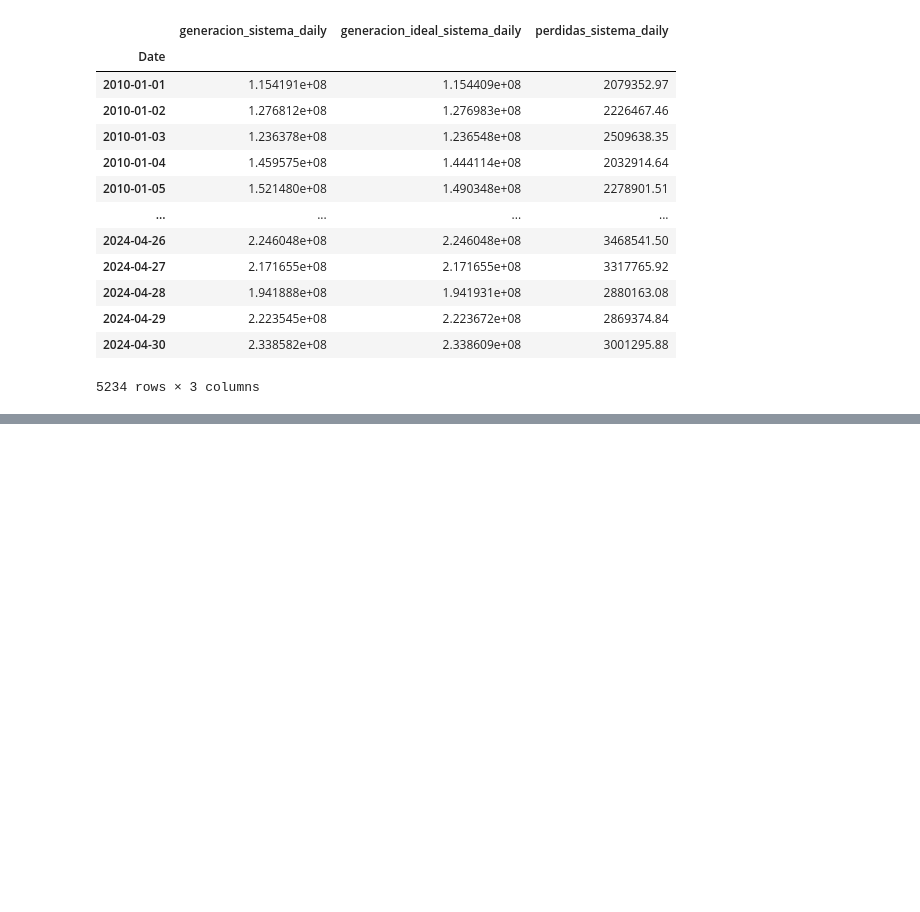
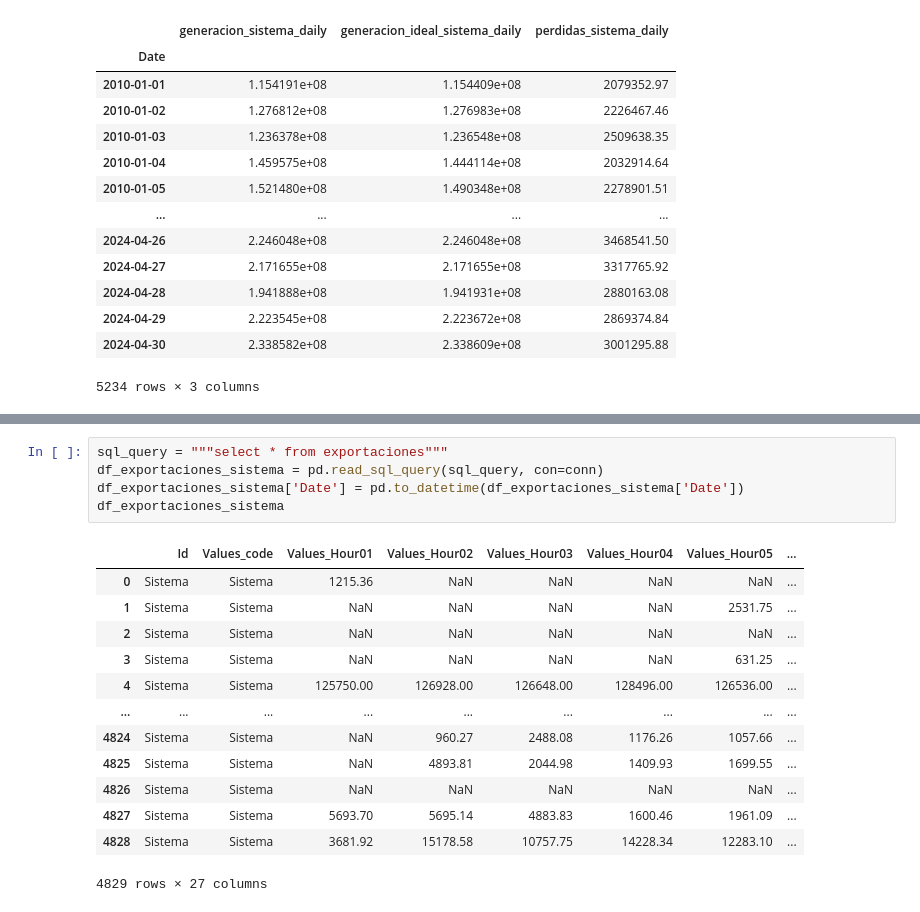
Before and after one commit to sistema-electrico-colombia/transform-EDA, a Jupyter notebook: transformaciones_analitica.ipynb, the cells around one changed output, grey strips where cells are left out. Cells and saved outputs as stored; diff of their text form; blank space fills up the shorter version.

```diff
--- a/transformaciones_analitica.ipynb
+++ b/transformaciones_analitica.ipynb
@@ -239,0 +738,19 @@ df_consolidated
+# %%
+sql_query = """select * from exportaciones"""
+df_exportaciones_sistema = pd.read_sql_query(sql_query, con=conn)
+df_exportaciones_sistema['Date'] = pd.to_datetime(df_exportaciones_sistema['Date'])
+df_exportaciones_sistema
+# %% [output]
+|  | Id | Values_code | Values_Hour01 | Values_Hour02 | Values_Hour03 | Values_Hour04 | Values_Hour05 | ... |
+| 0 | Sistema | Sistema | 1215.36 | NaN | NaN | NaN | NaN | ... |
+| 1 | Sistema | Sistema | NaN | NaN | NaN | NaN | 2531.75 | ... |
+| 2 | Sistema | Sistema | NaN | NaN | NaN | NaN | NaN | ... |
+| 3 | Sistema | Sistema | NaN | NaN | NaN | NaN | 631.25 | ... |
+| 4 | Sistema | Sistema | 125750.00 | 126928.00 | 126648.00 | 128496.00 | 126536.00 | ... |
+| ... | ... | ... | ... | ... | ... | ... | ... | ... |
+| 4824 | Sistema | Sistema | NaN | 960.27 | 2488.08 | 1176.26 | 1057.66 | ... |
+| 4825 | Sistema | Sistema | NaN | 4893.81 | 2044.98 | 1409.93 | 1699.55 | ... |
+| 4826 | Sistema | Sistema | NaN | NaN | NaN | NaN | NaN | ... |
+| 4827 | Sistema | Sistema | 5693.70 | 5695.14 | 4883.83 | 1600.46 | 1961.09 | ... |
+| 4828 | Sistema | Sistema | 3681.92 | 15178.58 | 10757.75 | 14228.34 | 12283.10 | ... |
+4829 rows × 27 columns
```
Also changed, not shown: parts of 61 cells of this notebook.
